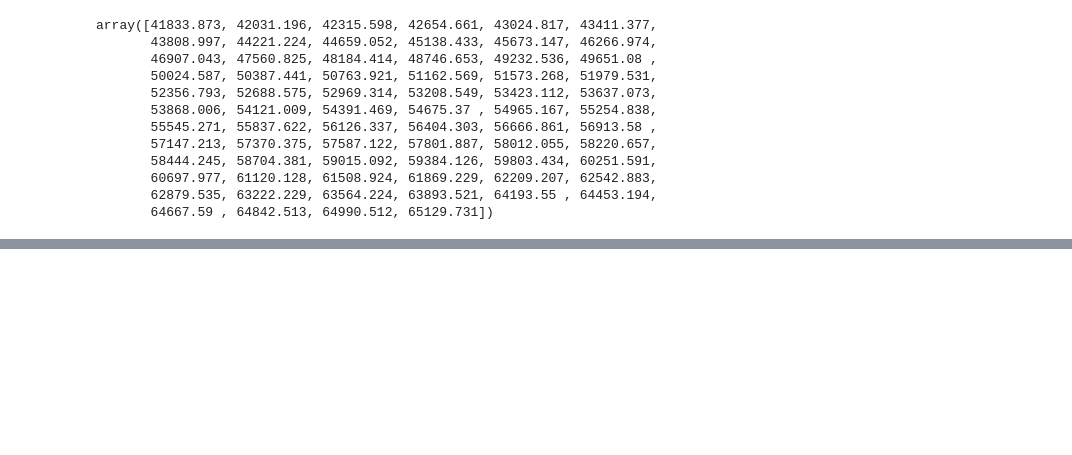
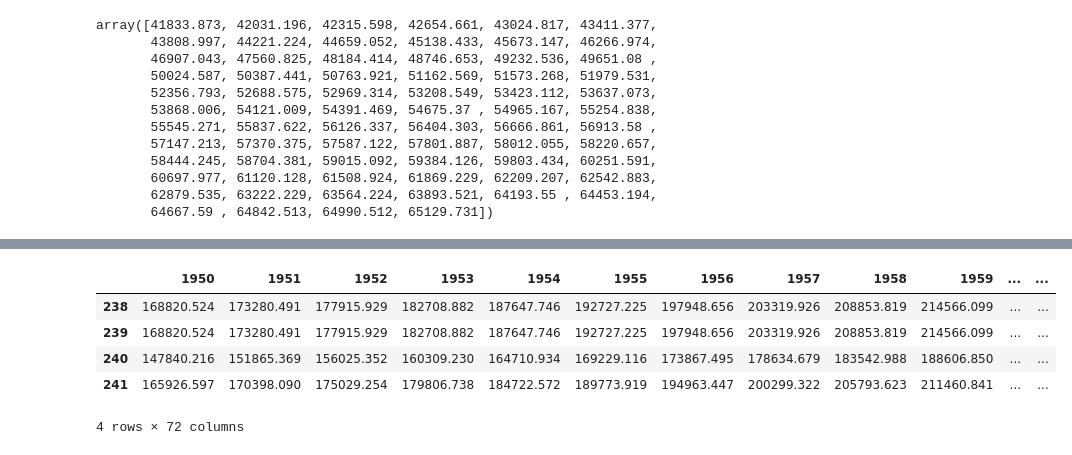
Before and after one commit to jsayri/global_pop, a Jupyter notebook: notebooks/world_population_v01.ipynb, the cells around one changed output, grey strips where cells are left out. Saved outputs shown, nothing was run; the diff lists cells and outputs as text; code cells hidden in the pictures; blank space fills up the shorter version.

Commit message:
display countries population evolution over time

```diff
--- a/notebooks/world_population_v01.ipynb
+++ b/notebooks/world_population_v01.ipynb
@@ -89,0 +161,9 @@ fig.show()
+# %%
+df_countries[df_countries['Country'].str.match('^Latin')]
+# %% [output]
+|  | 1950 | 1951 | 1952 | 1953 | 1954 | 1955 | 1956 | 1957 | 1958 | 1959 | ... | ... |
+| 238 | 168820.524 | 173280.491 | 177915.929 | 182708.882 | 187647.746 | 192727.225 | 197948.656 | 203319.926 | 208853.819 | 214566.099 | ... | ... |
+| 239 | 168820.524 | 173280.491 | 177915.929 | 182708.882 | 187647.746 | 192727.225 | 197948.656 | 203319.926 | 208853.819 | 214566.099 | ... | ... |
+| 240 | 147840.216 | 151865.369 | 156025.352 | 160309.230 | 164710.934 | 169229.116 | 173867.495 | 178634.679 | 183542.988 | 188606.850 | ... | ... |
+| 241 | 165926.597 | 170398.090 | 175029.254 | 179806.738 | 184722.572 | 189773.919 | 194963.447 | 200299.322 | 205793.623 | 211460.841 | ... | ... |
+4 rows × 72 columns
```
Also changed, not shown: parts of 5 cells of this notebook.
